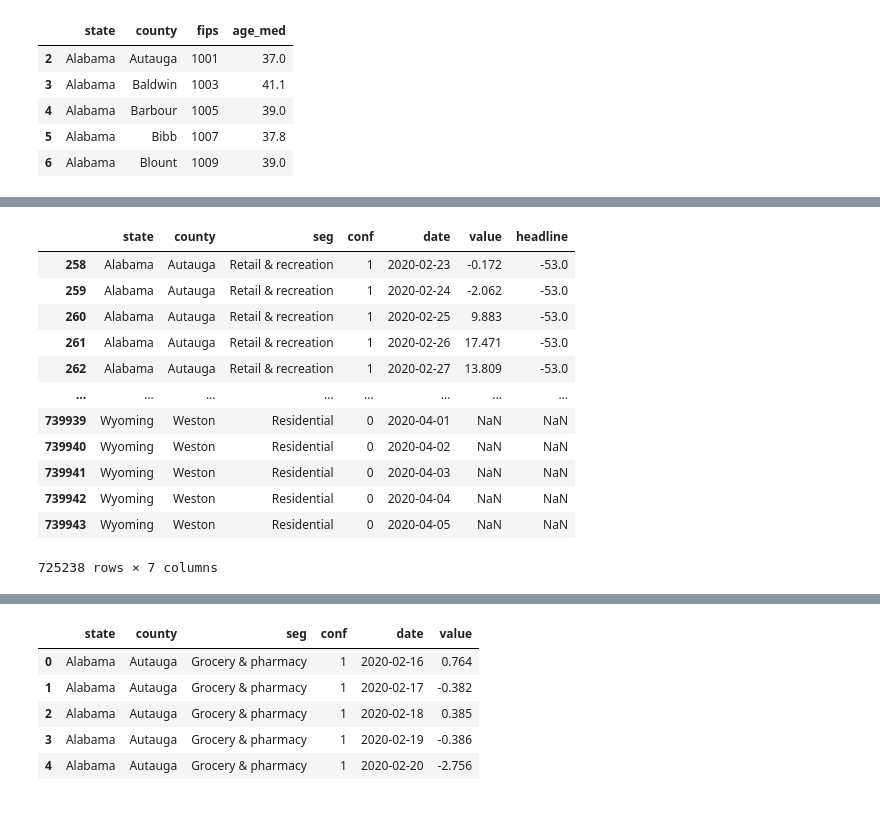
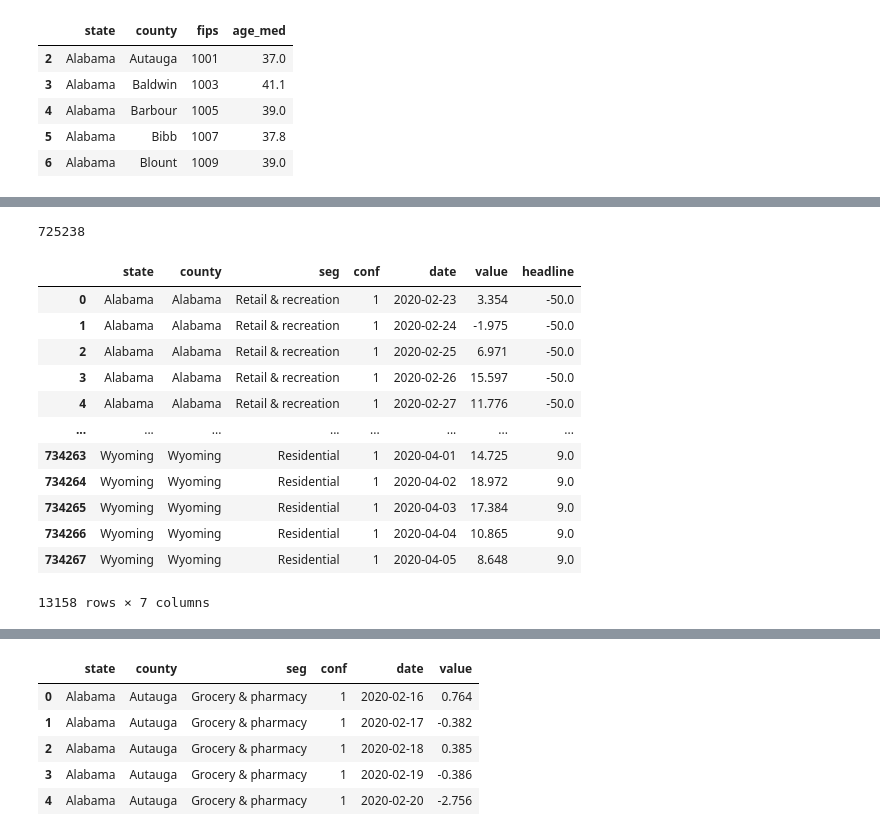
Before and after one commit to jwhendy/covid19, a Jupyter notebook: data_processing.ipynb, the cells around one changed output, grey strips where cells are left out. Saved outputs shown, nothing was run; the diff lists cells and outputs as text; code cells hidden in the pictures.

```diff
--- a/data_processing.ipynb
+++ b/data_processing.ipynb
@@ -134,37 +135,41 @@ df_ts
 # %%
-df_mod = df_ts2.copy()
+df_mod = mob_ts1_raw.copy()
 df_mod = df_mod[['country', 'region', 'plot_name', 'asterisk', 'date', 'value', 'headline']]
 df_mod.columns=['state', 'county', 'seg', 'conf', 'date', 'value', 'headline' ]
-df_mod = df_mod[df_mod['county'] != df_mod['state']]
 df_mod = df_mod[-df_mod['county'].isin(['Baltimore', 'St. Louis', 'Fairfax', 'Franklin', 'Richmond', 'Roanoke'])]
-df_mod['county'] = df_mod['county'].str.split(' County', expand=True)[0]
-df_mod['county'] = df_mod['county'].str.split('  April 5, 2020', expand=True)[0]
-df_mod['state'] = df_mod['state'].str.split('  April 5, 2020', expand=True)[0]
-df_mod['county'] = df_mod['county'].str.split(' April 5, 2020', expand=True)[0]
-df_mod['state'] = df_mod['state'].str.split(' April 5, 2020', expand=True)[0]
+
+
 df_mod['conf'] = 1-df_mod['conf'].astype(int)
 df_mod['headline'] = df_mod['headline'].str.replace('%', '')
 df_mod['headline'] = df_mod['headline'].str.replace('+', '')
 df_mod['headline'] = df_mod['headline'].str.replace('Not enough data for this date', '')
 df_mod['headline'] = pd.to_numeric(df_mod['headline'])
-df_mod
+
+df_mod_states1 = df_mod[df_mod['county'] == df_mod['state']]
+df_mod = df_mod[df_mod['county'] != df_mod['state']]
+df_mod['county'] = df_mod['county'].str.split(' County', expand=True)[0]
+print(len_orig)
+df_mod_states
+
 #df_mod = df_mod[['state', 'county', 'seg', 'conf', 'date', 'value']]
 #df_mod.to_csv('data/mobility-data-ts_2020-04-05.csv', index=False)
+#df_mod_states.to_csv('data/mobility-data-ts-states_2020-03-29.csv', index=False)
 #df_mod[(df_mod.state=='Colorado') & (df_mod.county=='Adams') & (df_mod.seg=='Parks')]
 # %% [output]
+725238
 |  | state | county | seg | conf | date | value | headline |
-| 258 | Alabama | Autauga | Retail & recreation | 1 | 2020-02-23 | -0.172 | -53.0 |
-| 259 | Alabama | Autauga | Retail & recreation | 1 | 2020-02-24 | -2.062 | -53.0 |
-| 260 | Alabama | Autauga | Retail & recreation | 1 | 2020-02-25 | 9.883 | -53.0 |
-| 261 | Alabama | Autauga | Retail & recreation | 1 | 2020-02-26 | 17.471 | -53.0 |
-| 262 | Alabama | Autauga | Retail & recreation | 1 | 2020-02-27 | 13.809 | -53.0 |
+| 0 | Alabama | Alabama | Retail & recreation | 1 | 2020-02-23 | 3.354 | -50.0 |
+| 1 | Alabama | Alabama | Retail & recreation | 1 | 2020-02-24 | -1.975 | -50.0 |
+| 2 | Alabama | Alabama | Retail & recreation | 1 | 2020-02-25 | 6.971 | -50.0 |
+| 3 | Alabama | Alabama | Retail & recreation | 1 | 2020-02-26 | 15.597 | -50.0 |
+| 4 | Alabama | Alabama | Retail & recreation | 1 | 2020-02-27 | 11.776 | -50.0 |
 | ... | ... | ... | ... | ... | ... | ... | ... |
-| 739939 | Wyoming | Weston | Residential | 0 | 2020-04-01 | NaN | NaN |
-| 739940 | Wyoming | Weston | Residential | 0 | 2020-04-02 | NaN | NaN |
-| 739941 | Wyoming | Weston | Residential | 0 | 2020-04-03 | NaN | NaN |
-| 739942 | Wyoming | Weston | Residential | 0 | 2020-04-04 | NaN | NaN |
-| 739943 | Wyoming | Weston | Residential | 0 | 2020-04-05 | NaN | NaN |
+| 734263 | Wyoming | Wyoming | Residential | 1 | 2020-04-01 | 14.725 | 9.0 |
+| 734264 | Wyoming | Wyoming | Residential | 1 | 2020-04-02 | 18.972 | 9.0 |
+| 734265 | Wyoming | Wyoming | Residential | 1 | 2020-04-03 | 17.384 | 9.0 |
+| 734266 | Wyoming | Wyoming | Residential | 1 | 2020-04-04 | 10.865 | 9.0 |
+| 734267 | Wyoming | Wyoming | Residential | 1 | 2020-04-05 | 8.648 | 9.0 |
-725238 rows × 7 columns
+13158 rows × 7 columns
 # %%
 ### extracting which ts data still don't match the headline
 df_mod2 = df_mod.groupby(['state', 'county', 'seg'], as_index=False).agg({'value': 'last', 'headline': 'last'})
```
Also changed, not shown: parts of 4 cells of this notebook, 7 other files.
